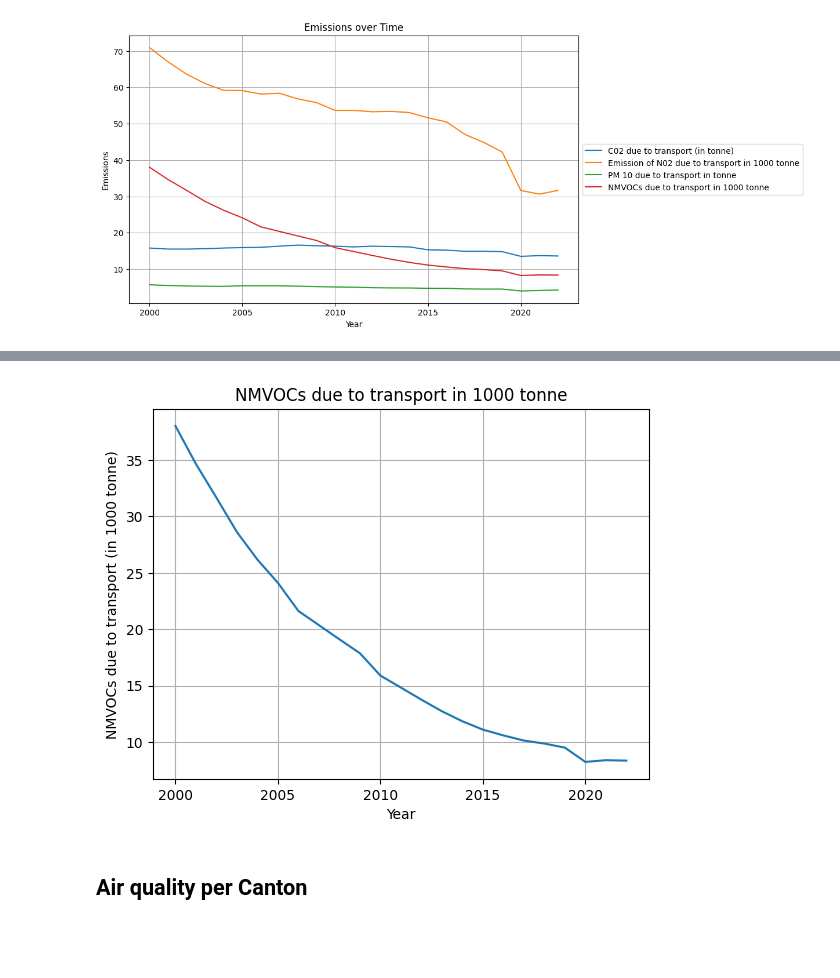
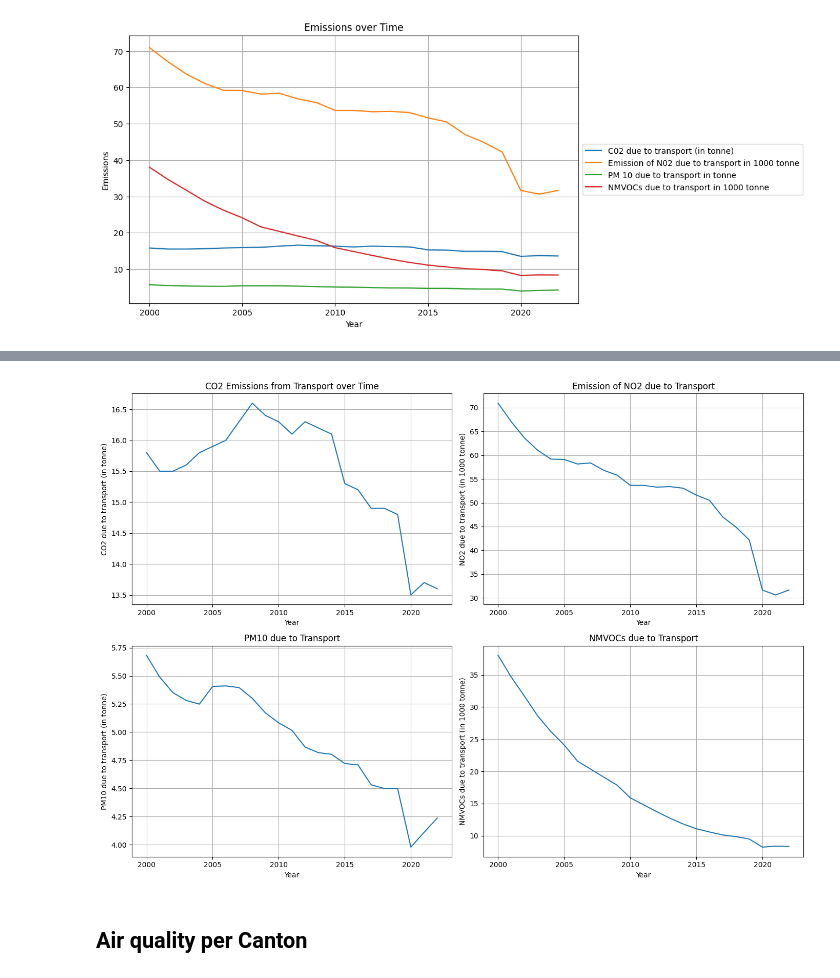
Before and after one commit to omarabbassi/EV, a Jupyter notebook: Fuel_type_in_Switzerland.ipynb, the cells around one changed output, grey strips where cells are left out. Saved outputs shown, nothing was run; the diff lists cells and outputs as text; code cells hidden in the pictures; blank space fills up the shorter version.

```diff
--- a/Fuel_type_in_Switzerland.ipynb
+++ b/Fuel_type_in_Switzerland.ipynb
@@ -752,27 +686,52 @@ plt.show()
-# %%
-import matplotlib.pyplot as plt
-
-# Assuming 'filtered_emissions_data2' is your DataFrame
-
-# Set 'year' as the index (if it's not already)
-if 'year' in filtered_emissions_data2.columns:
-    filtered_emissions_data2 = filtered_emissions_data2.set_index('year')
-
-# Plot the data
-plt.plot(filtered_emissions_data2.index, filtered_emissions_data2['NMVOCs due to transport in 1000 tonne'])
-
-# Customize the plot
-plt.xlabel('Year')
-plt.ylabel('NMVOCs due to transport (in 1000 tonne)')
-plt.title('NMVOCs due to transport in 1000 tonne')
-plt.grid(True)
-
-# Show the plot
-plt.show()
-# %% [output]
-[figure, removed]
 # %%
 filtered_emissions_data2 = filtered_emissions_data2.rename(columns={'year': 'Year'})
+# %%
+import matplotlib.pyplot as plt
+
+# Assuming 'filtered_emissions_data2' is your DataFrame
+
+# Set 'year' as the index (only once)
+if 'year' in filtered_emissions_data2.columns:
+    filtered_emissions_data2 = filtered_emissions_data2.set_index('year')
+
+# Create a 2x2 subplot grid
+fig, axes = plt.subplots(2, 2, figsize=(14, 10))
+
+# First plot - CO2 emissions
+axes[0, 0].plot(filtered_emissions_data2.index, filtered_emissions_data2['C02 due to transport (in tonne)'])
+axes[0, 0].set_xlabel('Year')
+axes[0, 0].set_ylabel('CO2 due to transport (in tonne)')
+axes[0, 0].set_title('CO2 Emissions from Transport over Time')
+axes[0, 0].grid(True)
+
+# Second plot - NO2 emissions
+axes[0, 1].plot(filtered_emissions_data2.index, filtered_emissions_data2['Emission of N02 due to transport in 1000 tonne'])
+axes[0, 1].set_xlabel('Year')
+axes[0, 1].set_ylabel('NO2 due to transport (in 1000 tonne)')
+axes[0, 1].set_title('Emission of NO2 due to Transport')
+axes[0, 1].grid(True)
+
+# Third plot - PM10 emissions
+axes[1, 0].plot(filtered_emissions_data2.index, filtered_emissions_data2['PM 10 due to transport in tonne'])
+axes[1, 0].set_xlabel('Year')
+axes[1, 0].set_ylabel('PM10 due to transport (in tonne)')
+axes[1, 0].set_title('PM10 due to Transport')
+axes[1, 0].grid(True)
+
+# Fourth plot - NMVOCs emissions
+axes[1, 1].plot(filtered_emissions_data2.index, filtered_emissions_data2['NMVOCs due to transport in 1000 tonne'])
+axes[1, 1].set_xlabel('Year')
+axes[1, 1].set_ylabel('NMVOCs due to transport (in 1000 tonne)')
+axes[1, 1].set_title('NMVOCs due to Transport')
+axes[1, 1].grid(True)
+
+# Adjust layout to prevent overlap
+plt.tight_layout()
+
+# Show the plot
+plt.show()
+# %% [output]
+[figure, added]
 # %% [markdown]
 ## Air quality per Canton
 # %% [markdown]
```
Also changed, not shown: parts of 11 cells of this notebook.
